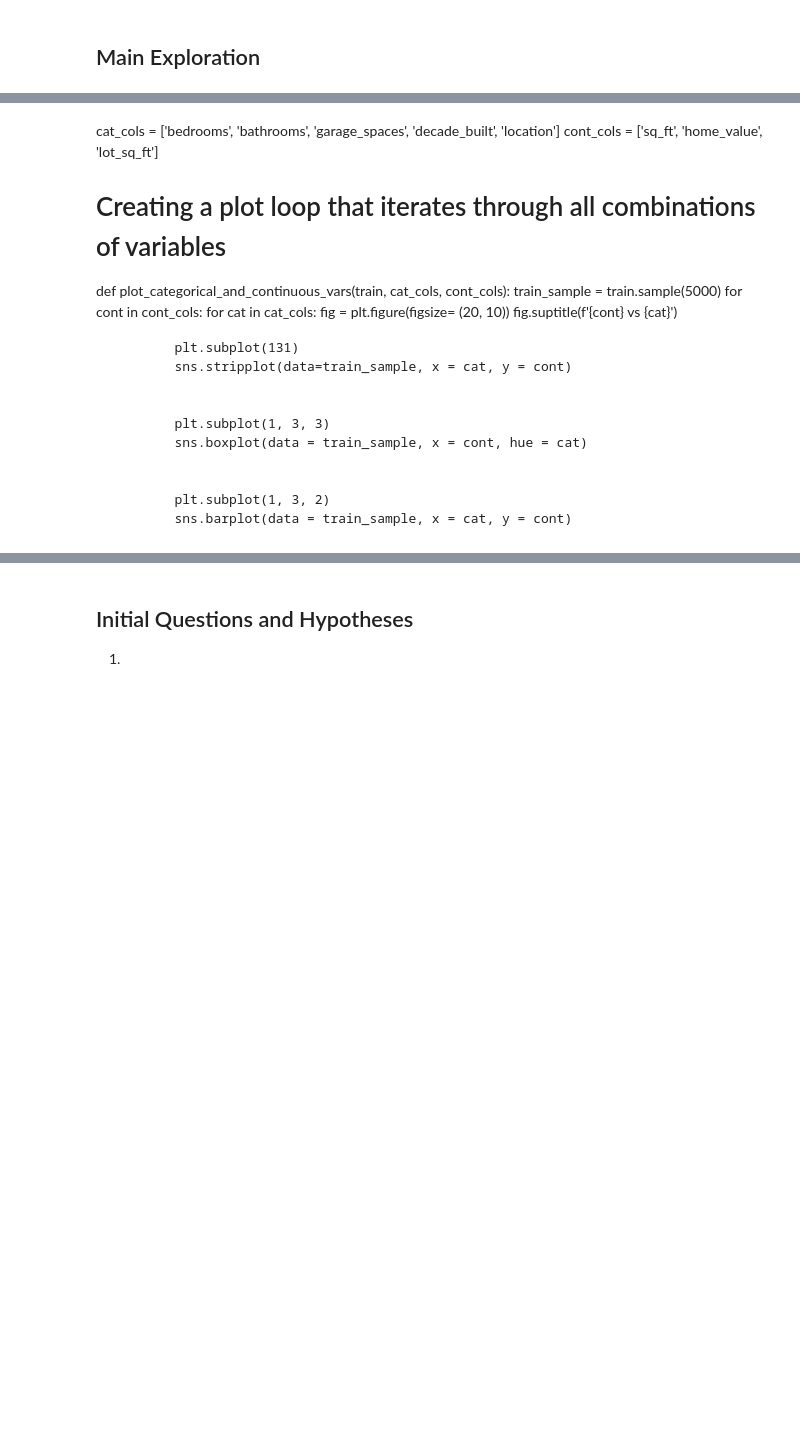
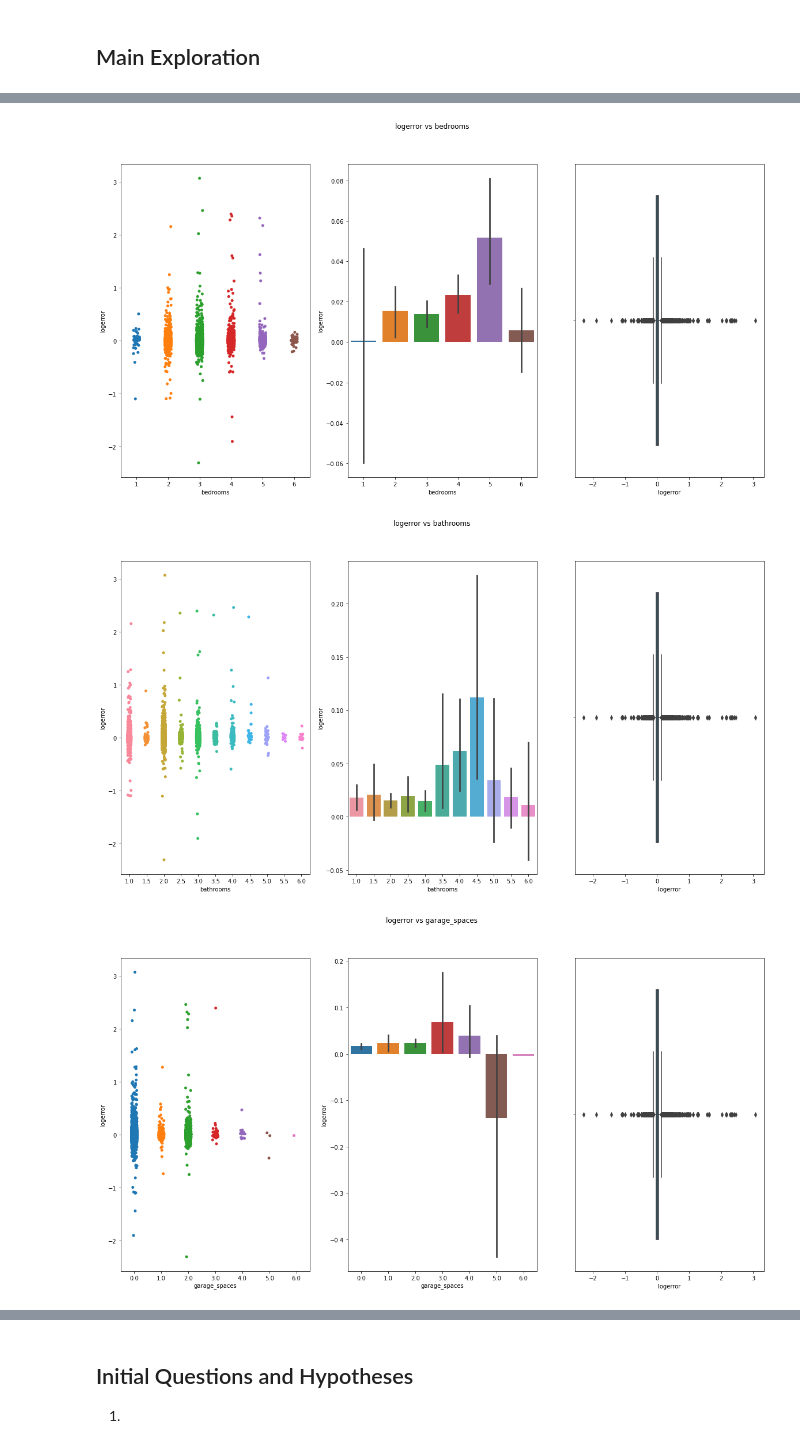
Before and after one commit to SchneemannDavid/clustering_project, a Jupyter notebook: working_notebook_clustering_p.ipynb, the cells around one changed output, grey strips where cells are left out. Saved outputs shown, nothing was run; the diff lists cells and outputs as text; code cells hidden in the pictures; blank space fills up the shorter version.

```diff
--- a/working_notebook_clustering_p.ipynb
+++ b/working_notebook_clustering_p.ipynb
@@ -143,23 +182,29 @@ for col in train_explore.columns:
-# %% [markdown]
-cat_cols = ['bedrooms', 'bathrooms', 'garage_spaces', 'decade_built', 'location']
-cont_cols = ['sq_ft', 'home_value', 'lot_sq_ft']
-
-# Creating a plot loop that iterates through all combinations of variables
-def plot_categorical_and_continuous_vars(train, cat_cols, cont_cols):
-    train_sample = train.sample(5000)
-    for cont in cont_cols:
-        for cat in cat_cols:
-            fig = plt.figure(figsize= (20, 10))
-            fig.suptitle(f'{cont} vs {cat}')
-
-
-            plt.subplot(131)
-            sns.stripplot(data=train_sample, x = cat, y = cont)
-
-
-            plt.subplot(1, 3, 3)
-            sns.boxplot(data = train_sample, x = cont, hue = cat)
-
-
-            plt.subplot(1, 3, 2)
-            sns.barplot(data = train_sample, x = cat, y = cont)
+# %%
+cat_cols = ['bedrooms', 'bathrooms', 'garage_spaces', 'decade_built', 'location']
+cont_cols = ['logerror', 'sq_ft', 'home_value', 'lot_sq_ft']
+
+# Creating a plot loop that iterates through all combinations of variables
+def plot_categorical_and_continuous_vars(train, cat_cols, cont_cols):
+    train_sample = train.sample(5000)
+    for cont in cont_cols:
+        for cat in cat_cols:
+            fig = plt.figure(figsize= (20, 10))
+            fig.suptitle(f'{cont} vs {cat}')
+
+
+            plt.subplot(131)
+            sns.stripplot(data=train_sample, x = cat, y = cont)
+
+
+            plt.subplot(1, 3, 3)
+            sns.boxplot(data = train_sample, x = cont, hue = cat)
+
+
+            plt.subplot(1, 3, 2)
+            sns.barplot(data = train_sample, x = cat, y = cont)
+# %%
+plot_categorical_and_continuous_vars(train, cat_cols, cont_cols)
+# %% [output]
+[figure, added]
+[figure, added]
+[figure, added]
```
Also changed, not shown: parts of 39 cells of this notebook, 3 other files.
